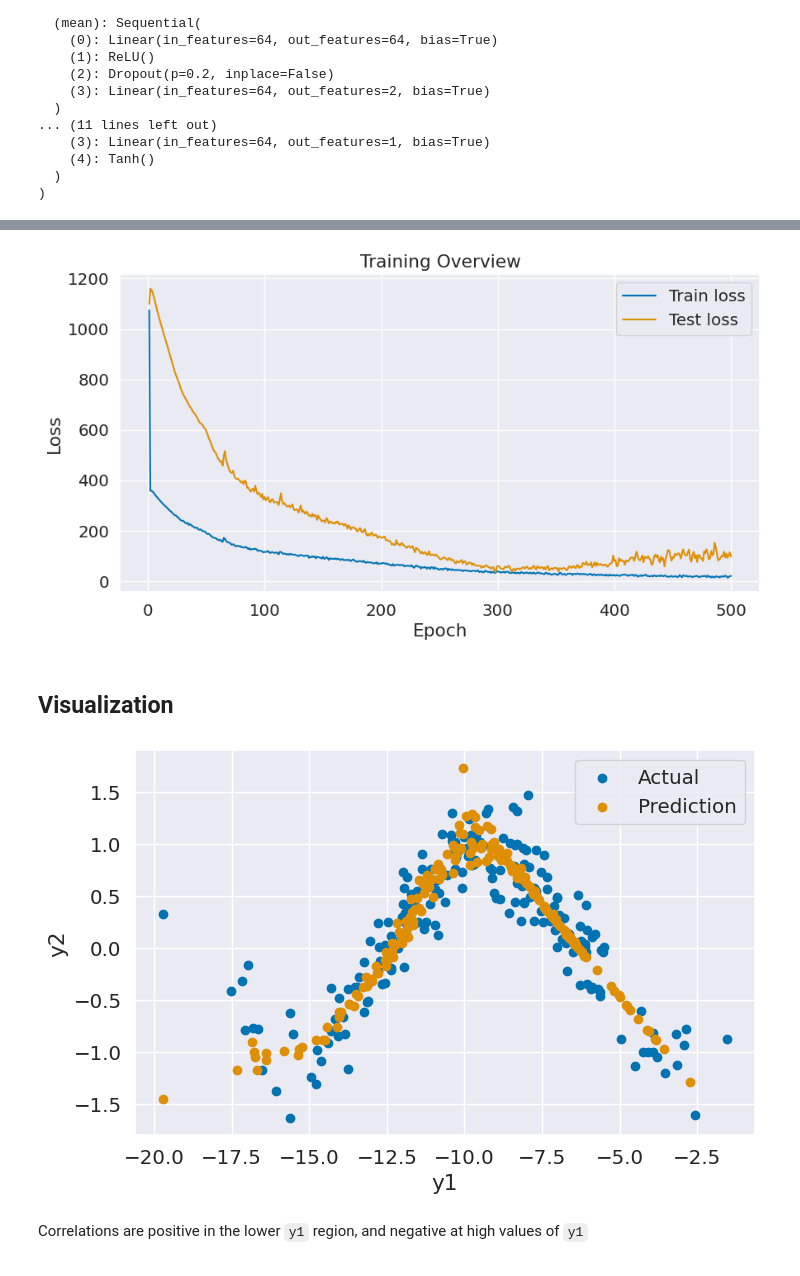
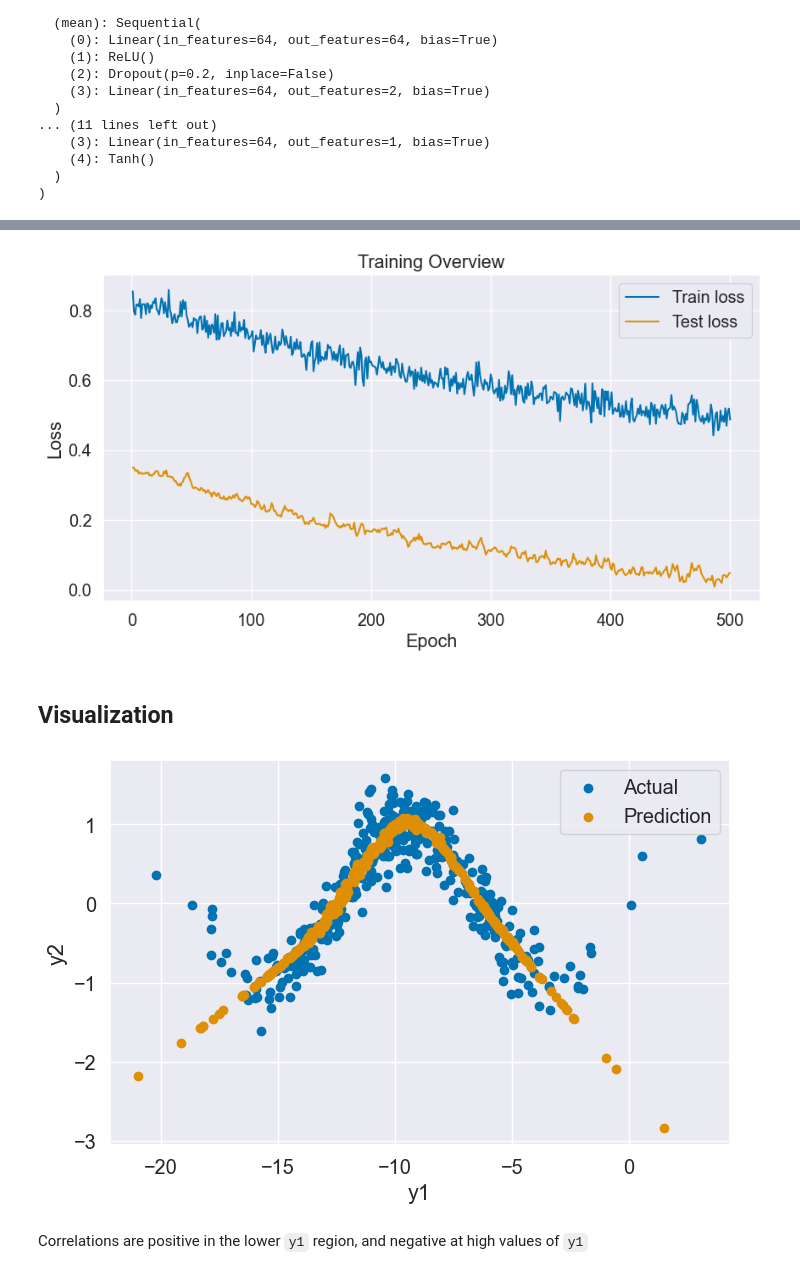
Before and after one commit to sfriedowitz/pytorch-examples, a Jupyter notebook: uncertainty.ipynb, the cells around one changed output, grey strips where cells are left out. Saved outputs shown, nothing was run; the diff lists cells and outputs as text; code cells hidden in the pictures.

```diff
--- a/uncertainty.ipynb
+++ b/uncertainty.ipynb
@@ -32,12 +32,12 @@ torch.manual_seed(seed);
 # %%
 def compute_loss(model, x, y):
     normal = model(x)
-    nll = -normal.log_prob(y.flatten())
+    nll = -normal.log_prob(y)
     return torch.mean(nll)
 
 def compute_rmse(model, x, y):
     y_hat = model(x).mean
-    return torch.sqrt(torch.mean((y_hat - y.flatten())**2))
+    return torch.sqrt(torch.mean((y_hat - y)**2))
 # %%
 def train_one_step(model, optimizer, x, y):
     optimizer.zero_grad()
@@ -418,7 +418,7 @@ def multitask_objective(x):
     y2 = torch.sin(0.5 * y1) + 0.25 * torch.randn(y1.shape)
     return torch.stack([y1, y2], axis=1)
 # %%
-n = 1000
+n = 2000
 input_size = 10
 
 x = torch.randn(n, input_size)
@@ -470,7 +470,7 @@ DeepMultivariateNormal(
   )
 )
 # %%
-learning_rate = 5e-5
+learning_rate = 1e-3
 momentum = 0.9
 weight_decay = 1e-5
 
@@ -483,7 +483,7 @@ optimizer = torch.optim.SGD(
 )
 
 n_epochs = 500
-batch_size = 64
+batch_size = 250
 print_every = 10
 
 train_losses, test_losses = train(
@@ -516,4 +516,4 @@ Epoch 500 | Train Loss = 21.1079 | Test loss = 98.4471 | Test RMSE = 0.3840
-[figure, old version]
+[figure, new version]
 # %% [markdown]
 ## Visualization
 # %%
@@ -544,7 +543,7 @@ ax.legend(loc="upper right")
 
 plt.show()
 # %% [output]
-[figure, old version]
+[figure, new version]
 # %% [markdown]
 Correlations are positive in the lower `y1` region, and negative at high values of `y1`
 # %%
```
Also changed, not shown: parts of 5 cells of this notebook, 1 other file.
